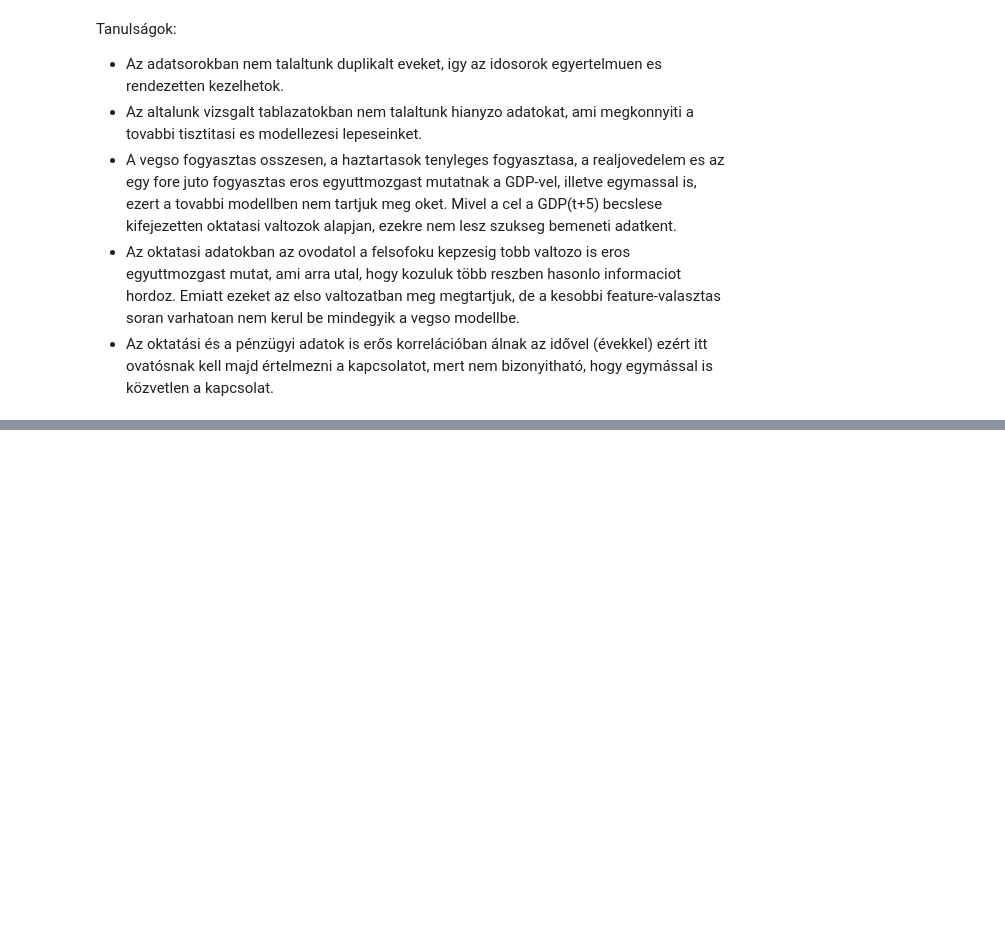
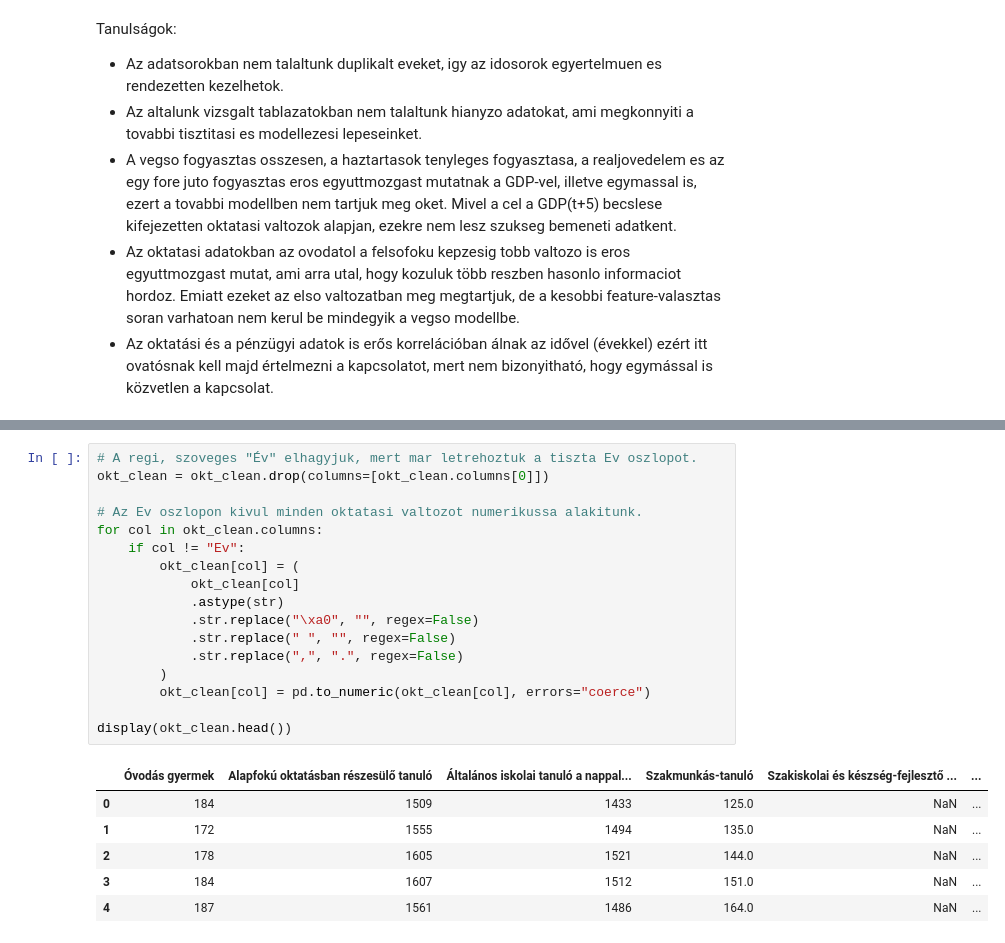
Before and after one commit to uflik/big_data_homework, a Jupyter notebook: BIGDATA-MI_HF.ipynb, the cells around one changed output, grey strips where cells are left out. Drawn from its saved outputs; the diff is of its cells as text; blank space fills up the shorter version.

```diff
--- a/BIGDATA-MI_HF.ipynb
+++ b/BIGDATA-MI_HF.ipynb
@@ -646,0 +571,24 @@ initial_ana5(okt_trimmed, "Az oktatás főbb, hosszú idősoros adatai")
+# %%
+# A regi, szoveges "Év" elhagyjuk, mert mar letrehoztuk a tiszta Ev oszlopot.
+okt_clean = okt_clean.drop(columns=[okt_clean.columns[0]])
+
+# Az Ev oszlopon kivul minden oktatasi valtozot numerikussa alakitunk.
+for col in okt_clean.columns:
+    if col != "Ev":
+        okt_clean[col] = (
+            okt_clean[col]
+            .astype(str)
+            .str.replace("\xa0", "", regex=False)
+            .str.replace(" ", "", regex=False)
+            .str.replace(",", ".", regex=False)
+        )
+        okt_clean[col] = pd.to_numeric(okt_clean[col], errors="coerce")
+
+display(okt_clean.head())
+# %% [output]
+|  | Óvodás gyermek | Alapfokú oktatásban részesülő tanuló | Általános iskolai tanuló a nappal... | Szakmunkás-tanuló | Szakiskolai és készség-fejlesztő ... | ... |
+| 0 | 184 | 1509 | 1433 | 125.0 | NaN | ... |
+| 1 | 172 | 1555 | 1494 | 135.0 | NaN | ... |
+| 2 | 178 | 1605 | 1521 | 144.0 | NaN | ... |
+| 3 | 184 | 1607 | 1512 | 151.0 | NaN | ... |
+| 4 | 187 | 1561 | 1486 | 164.0 | NaN | ... |
```
Also changed, not shown: parts of 19 cells of this notebook.
